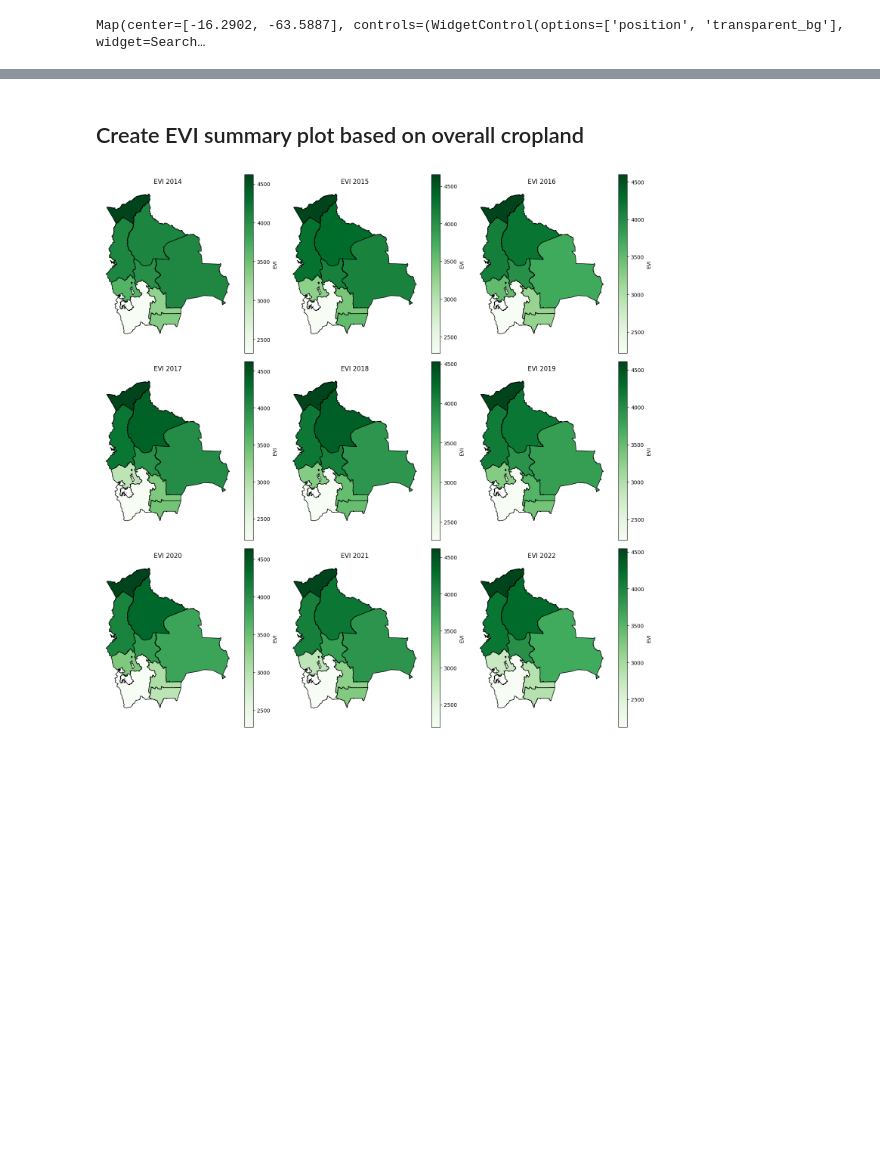
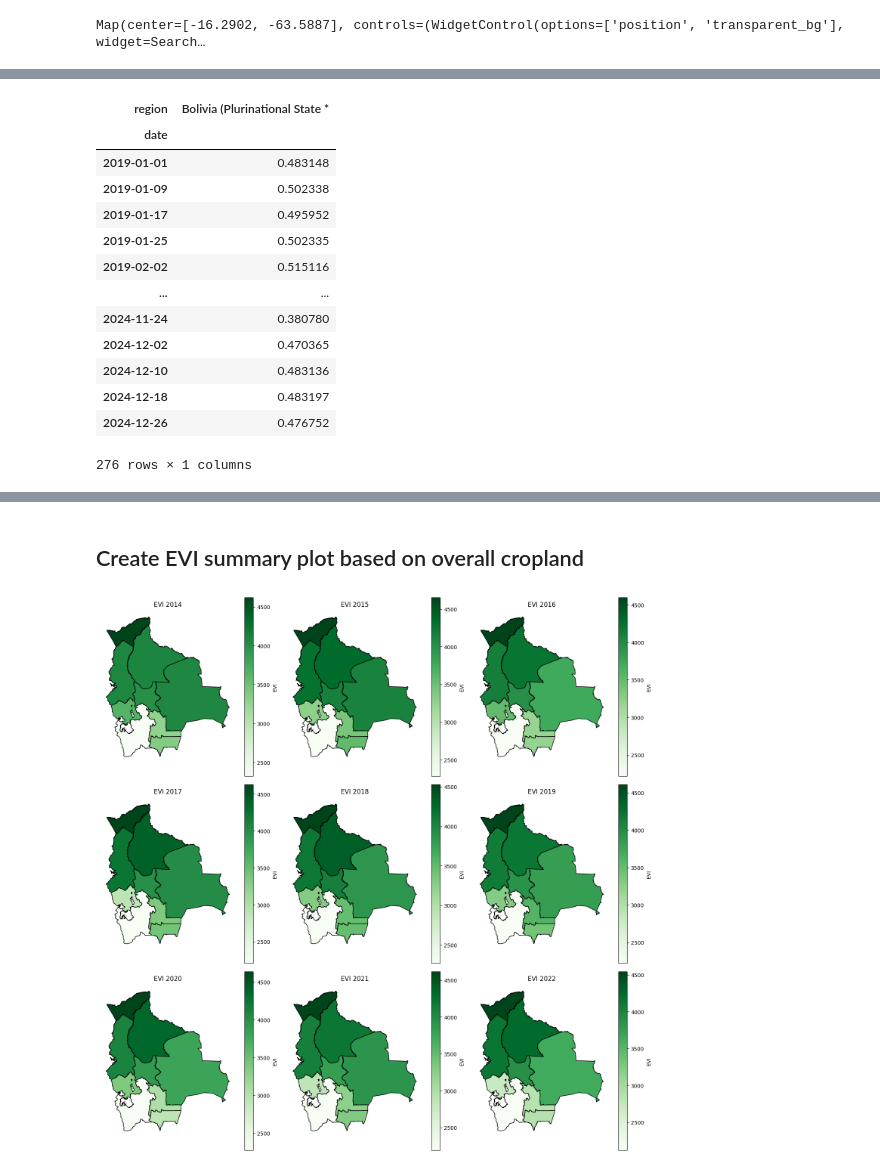
Before and after one commit to datapartnership/bolivia-economic-monitor, a Jupyter notebook: notebooks/evi_analysis.ipynb, the cells around one changed output, grey strips where cells are left out. Cells and saved outputs as stored; diff of their text form; code cells hidden in the pictures; blank space fills up the shorter version.

```diff
--- a/notebooks/evi_analysis.ipynb
+++ b/notebooks/evi_analysis.ipynb
@@ -556,0 +513,40 @@ zonal_stats_df = calculate_evi_zonal_stats(
+# %%
+evi_df = pd.read_csv("../data/zonal_stats/bolivia_evi_stats.csv").rename(
+    columns=lambda col: col[-14:] if col.endswith("_EVI") else col
+)
+
+phenology_df = (
+    evi_df.copy()
+    .rename(columns=lambda col: col[-14:] if col.endswith("_EVI") else col)
+    .filter(regex="EVI|shape")
+    .melt(
+        id_vars=["shapeName", "shapeID", "shapeGroup", "shapeISO", "shapeType"],
+        var_name="band_date",
+        value_name="EVI",
+    )
+    .assign(
+        date=lambda df: pd.to_datetime(
+            df["band_date"].str.extract(r"(\d{4}_\d{2}_\d{2})")[0], format="%Y_%m_%d"
+        ),
+        EVI=lambda df: df["EVI"] / 10000,
+    )
+    .rename(columns={"shapeName": "region"})
+    .pivot(index="date", columns="region", values="EVI")
+)
+
+phenology_df
+# %% [output]
+| region | Bolivia (Plurinational State * |
+| date |  |
+| 2019-01-01 | 0.483148 |
+| 2019-01-09 | 0.502338 |
+| 2019-01-17 | 0.495952 |
+| 2019-01-25 | 0.502335 |
+| 2019-02-02 | 0.515116 |
+| ... | ... |
+| 2024-11-24 | 0.380780 |
+| 2024-12-02 | 0.470365 |
+| 2024-12-10 | 0.483136 |
+| 2024-12-18 | 0.483197 |
+| 2024-12-26 | 0.476752 |
+276 rows × 1 columns
```
Also changed, not shown: parts of 39 cells of this notebook.
